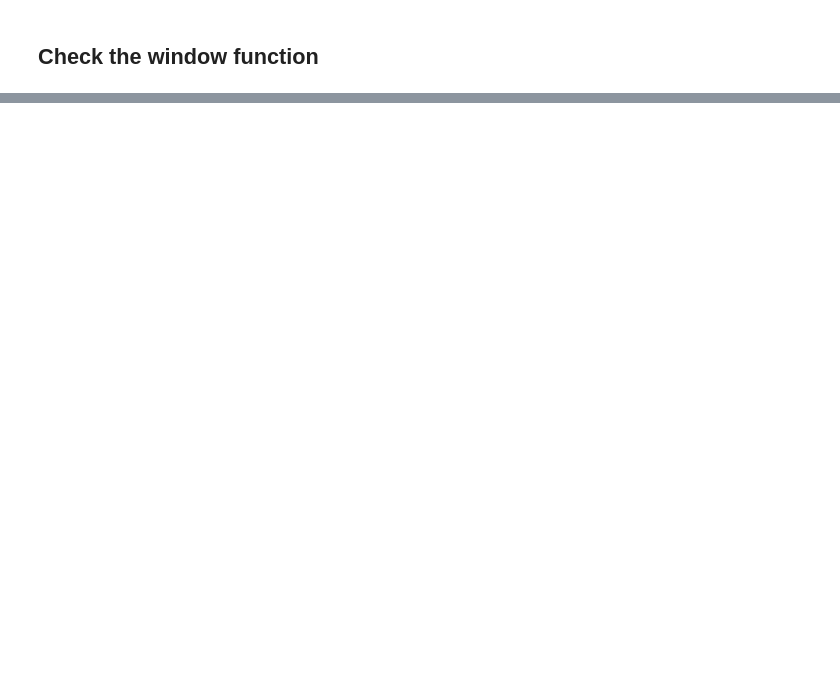
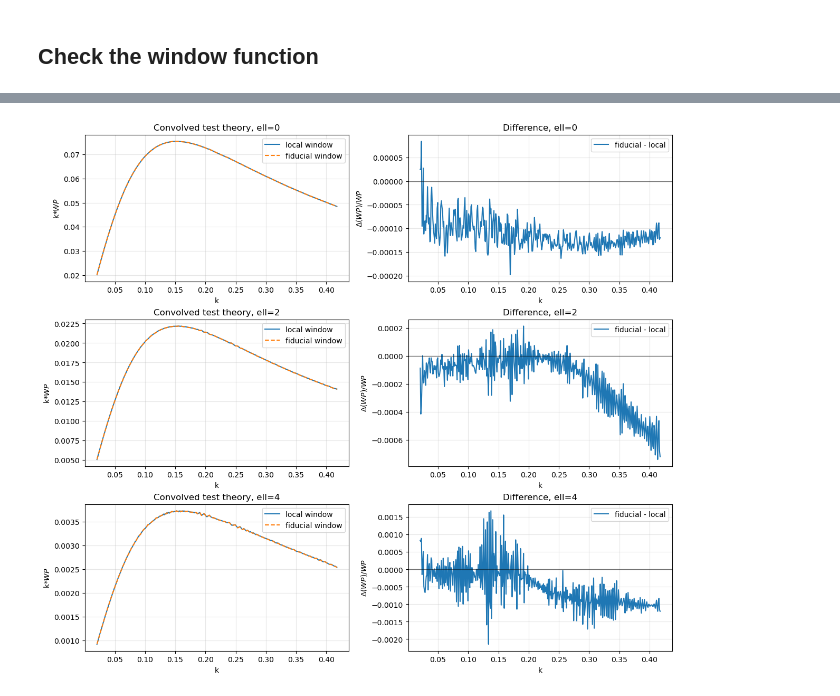
Before and after one commit to ShengyuHE/desi_y3_redshift_errors, a Jupyter notebook: main/clustering/notebooks/check_window.ipynb, the cells around one changed output, grey strips where cells are left out. Saved outputs shown, nothing was run; the diff lists cells and outputs as text; code cells hidden in the pictures; blank space fills up the shorter version.

```diff
--- a/main/clustering/notebooks/check_window.ipynb
+++ b/main/clustering/notebooks/check_window.ipynb
@@ -5 +11,6 @@ import lsstypes as types
+# %%
+def unpack_obs(result):
+    k = result.get(ells=0).coords('k')
+    pk = [result.get(ells=ell).values()['value'] for ell in result.ells]
+    return k, pk
 # %%
@@ -26,0 +102,43 @@ array([[ 0.00000000e+00,  0.00000000e+00,  0.00000000e+00, ...,
+# %%
+kout, _ = unpack_obs(win1.observable)
+kout = np.asarray(kout)
+nout = len(kout)
+
+assert W1.shape[0] % nout == 0, (W1.shape[0], nout)
+nell_out = W1.shape[0] // nout
+
+ells = list(win1.observable.ells)
+
+fig, axes = plt.subplots(nell_out, 2, figsize=(12, 3.5 * nell_out), constrained_layout=True)
+
+if nell_out == 1:
+    axes = np.array([axes])
+
+ncut=20
+kout = kout[ncut:]
+
+for iell in range(nell_out):
+    sl = slice(iell * nout, (iell + 1) * nout)
+    ell = ells[iell]
+
+    y1_ell = y1[sl][ncut:]
+    y2_ell = y2[sl][ncut:]
+    dy_ell = dy[sl][ncut:]
+
+    axes[iell, 0].plot(kout, kout*y1_ell, label="local window")
+    axes[iell, 0].plot(kout, kout*y2_ell, "--", label="fiducial window")
+    axes[iell, 0].set_title(f"Convolved test theory, ell={ell}")
+    axes[iell, 0].set_xlabel("k")
+    axes[iell, 0].set_ylabel(r"k*$W P$")
+    axes[iell, 0].grid(alpha=0.3)
+    axes[iell, 0].legend()
+
+    axes[iell, 1].plot(kout, dy_ell/y1_ell, label="fiducial - local")
+    axes[iell, 1].axhline(0, color="k", lw=1, alpha=0.5)
+    axes[iell, 1].set_title(f"Difference, ell={ell}")
+    axes[iell, 1].set_xlabel("k")
+    axes[iell, 1].set_ylabel(r"$\Delta(WP)/ WP$")
+    axes[iell, 1].grid(alpha=0.3)
+    axes[iell, 1].legend()
+# %% [output]
+[figure, added]
```
Also changed, not shown: parts of 5 cells of this notebook, 15 other files.
